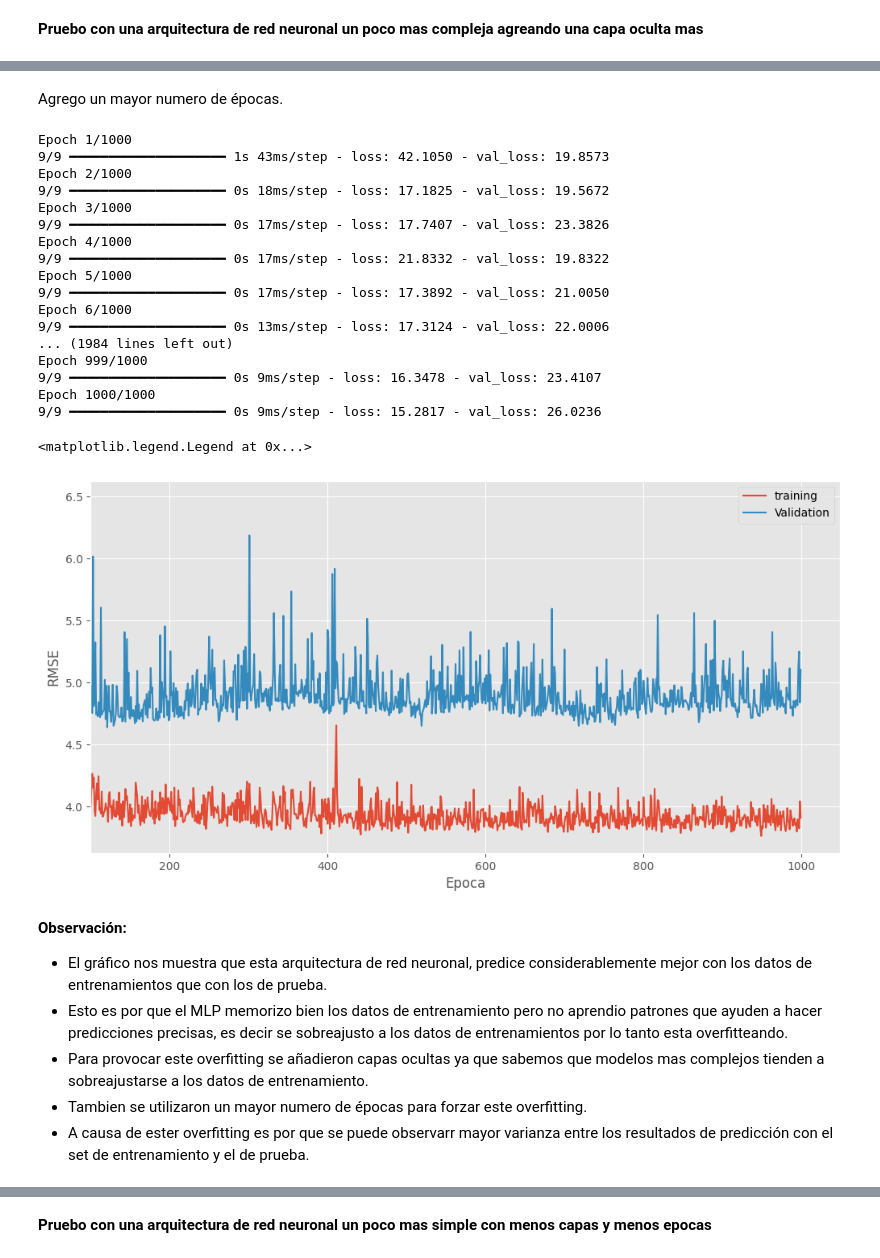
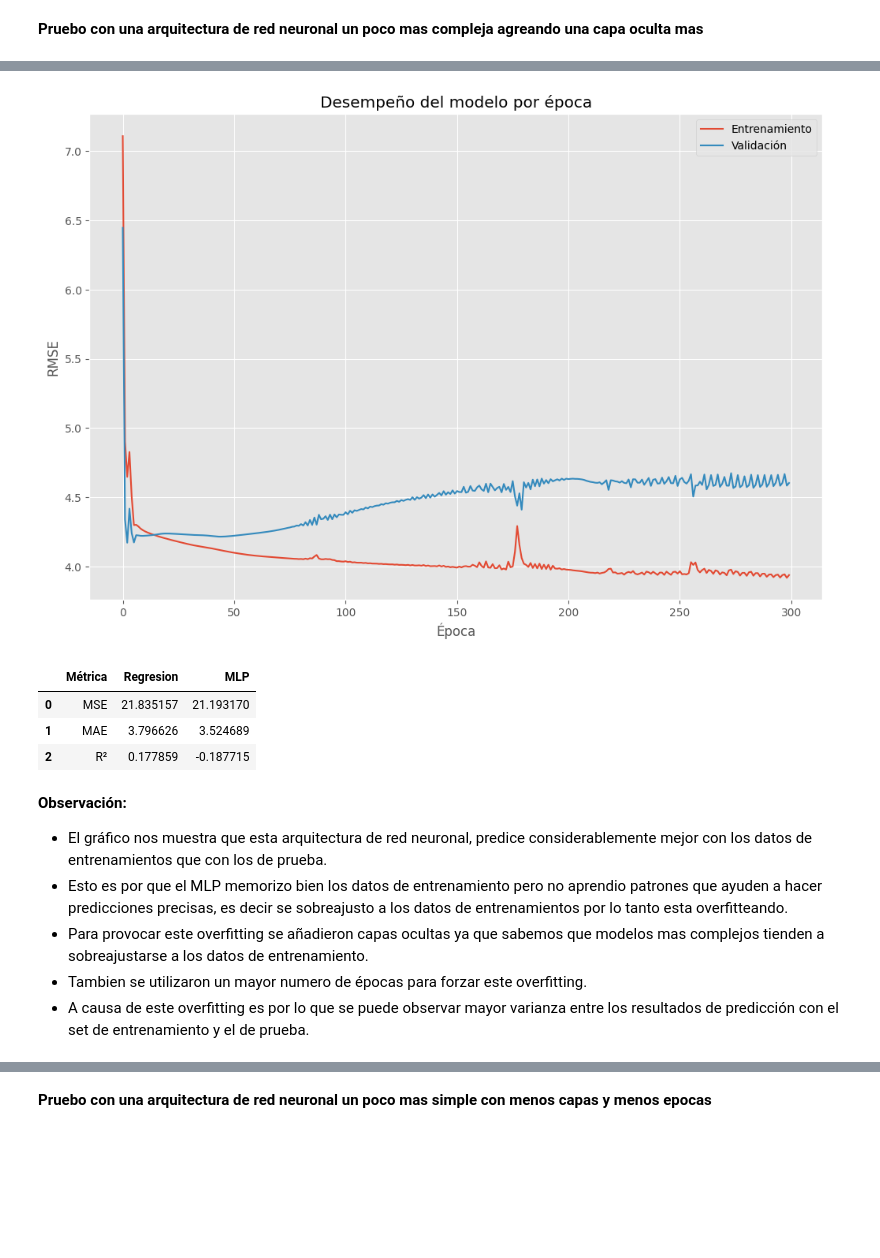
Before and after one commit to facundoVega/TP2-aa1-multi-layer-perceptron, a Jupyter notebook: tp2-aa1-mlp.ipynb, the cells around one changed output, grey strips where cells are left out. Drawn from its saved outputs; the diff is of its cells as text; code cells hidden in the pictures; blank space fills up the shorter version.

```diff
--- a/tp2-aa1-mlp.ipynb
+++ b/tp2-aa1-mlp.ipynb
@@ -785,38 +693,21 @@ Model: "sequential_11"
-# %% [markdown]
-Agrego un mayor numero de épocas.
-# %%
-history = model_3_layers.fit(X_train, y_train, epochs=1000, validation_data = (X_test, y_test))
-# %% [output]
-Epoch 1/1000
-9/9 ━━━━━━━━━━━━━━━━━━━━ 1s 43ms/step - loss: 42.1050 - val_loss: 19.8573
-Epoch 2/1000
-9/9 ━━━━━━━━━━━━━━━━━━━━ 0s 18ms/step - loss: 17.1825 - val_loss: 19.5672
-Epoch 3/1000
-9/9 ━━━━━━━━━━━━━━━━━━━━ 0s 17ms/step - loss: 17.7407 - val_loss: 23.3826
-Epoch 4/1000
-9/9 ━━━━━━━━━━━━━━━━━━━━ 0s 17ms/step - loss: 21.8332 - val_loss: 19.8322
-Epoch 5/1000
-9/9 ━━━━━━━━━━━━━━━━━━━━ 0s 17ms/step - loss: 17.3892 - val_loss: 21.0050
-Epoch 6/1000
-9/9 ━━━━━━━━━━━━━━━━━━━━ 0s 13ms/step - loss: 17.3124 - val_loss: 22.0006
-... (1984 lines left out)
-Epoch 999/1000
-9/9 ━━━━━━━━━━━━━━━━━━━━ 0s 9ms/step - loss: 16.3478 - val_loss: 23.4107
-Epoch 1000/1000
-9/9 ━━━━━━━━━━━━━━━━━━━━ 0s 9ms/step - loss: 15.2817 - val_loss: 26.0236
-# %%
-loss = np.sqrt(history.history['loss'])
-val_loss = np.sqrt(history.history['val_loss'])
-fig = plt.figure(figsize=(12,6), dpi=100)
-plt.plot(loss,  label='training')
-plt.plot(val_loss, label='Validation')
-plt.xlim(left=100)
-plt.ylabel("RMSE")
-plt.xlabel("Epoca")
-plt.legend()
-# %% [output]
-<matplotlib.legend.Legend at 0x...>
-[figure, removed]
+# %%
+model = MLPRegressor(hidden_layer_sizes=(10, 10, 10),
+                     activation='tanh',
+                     solver='sgd',
+                     learning_rate_init=0.1,
+                     max_iter=1,
+                     warm_start=True,
+                     random_state=42)
+
+train_rmse, val_rmse = entrenar_por_epocas(model, 300)
+plot_comparar_prueba_entrenamiento(train_rmse, val_rmse)
+comparar_metricas_con_regresion(model)
+# %% [output]
+[figure, added]
+|  | Métrica | Regresion | MLP |
+| 0 | MSE | 21.835157 | 21.193170 |
+| 1 | MAE | 3.796626 | 3.524689 |
+| 2 | R² | 0.177859 | -0.187715 |
 # %% [markdown]
 **Observación:**
 
@@ -824,6 +715,6 @@ plt.legend()
 * Esto es por que el MLP memorizo bien los datos de entrenamiento pero no aprendio patrones que ayuden a hacer predicciones precisas, es decir se sobreajusto a los datos de entrenamientos por lo tanto esta overfitteando.
 * Para provocar este overfitting se añadieron capas ocultas ya que sabemos que modelos mas complejos tienden a sobreajustarse a los datos de entrenamiento.
 * Tambien se utilizaron un mayor numero de épocas para forzar este overfitting.
-* A causa de ester overfitting es por que se puede observarr mayor varianza entre los resultados de predicción con el set de entrenamiento y el de prueba.
+* A causa de este overfitting es por lo que se puede observar mayor varianza entre los resultados de predicción con el set de entrenamiento y el de prueba.
 # %% [markdown]
 ### **Consigna 2.3 -   Presentar un caso donde la MLP subajuste.**
```
Also changed, not shown: parts of 35 cells of this notebook.
